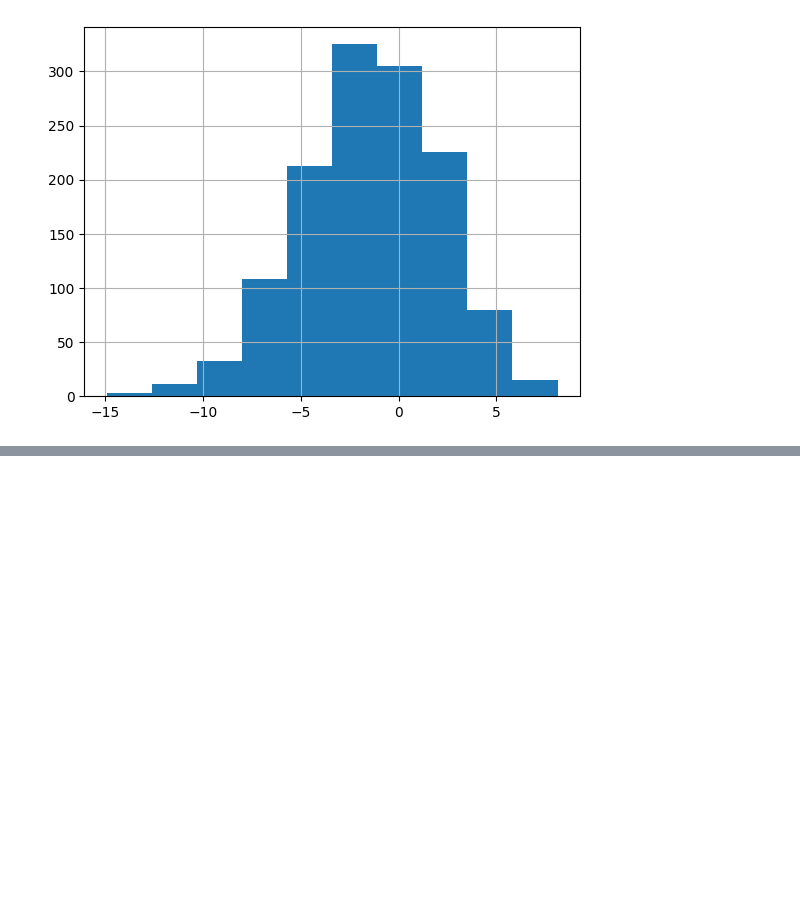
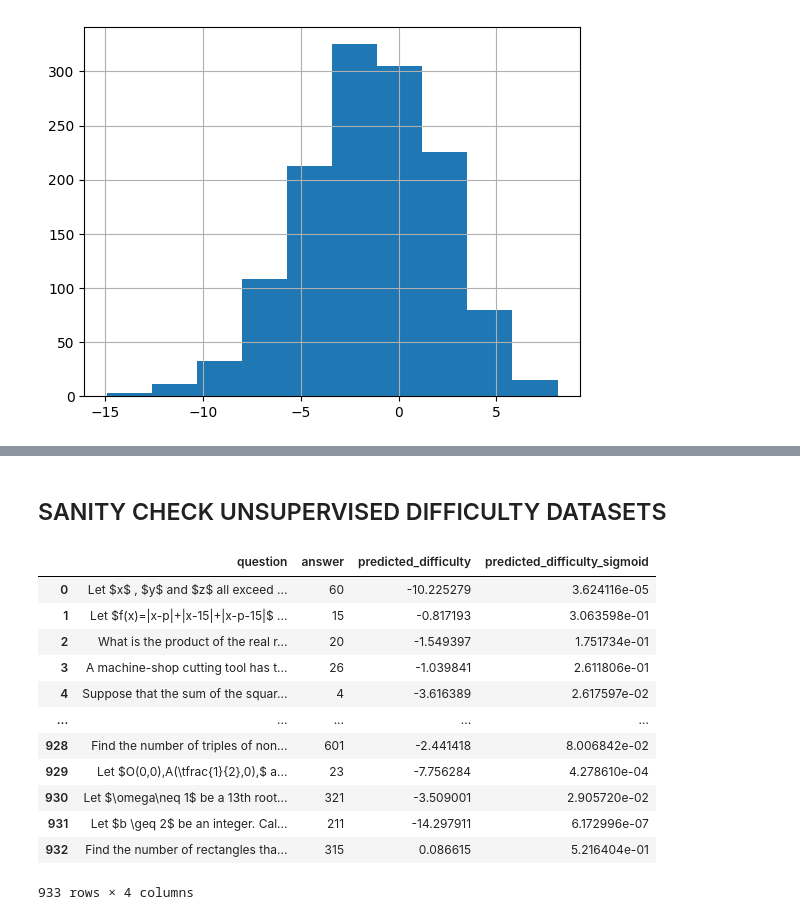
Before and after one commit to KabakaWilliam/llms_know_difficulty, a Jupyter notebook: notebooks/survey_probe_predictions.ipynb, the cells around one changed output, grey strips where cells are left out. Cells and saved outputs as stored; diff of their text form; code cells hidden in the pictures; blank space fills up the shorter version.

```diff
--- a/notebooks/survey_probe_predictions.ipynb
+++ b/notebooks/survey_probe_predictions.ipynb
@@ -131,0 +150,25 @@ unsup_df["predicted_difficulty_sigmoid"].hist()
+# %% [markdown]
+## SANITY CHECK UNSUPERVISED DIFFICULTY DATASETS
+# %%
+LABELLED_DATASET="AIME_1983_2024"
+PROBING_MODEL_ALIAS="Qwen2.5-Math-1.5B-Instruct"
+PROBE_TARGET_DATASET = "MATH_learnability"
+DIFFICULTY_PROBE_DATA_PATH = f"../runs/{PROBING_MODEL_ALIAS}/datasplits/{LABELLED_DATASET}_predicted_by_predicting_{PROBE_TARGET_DATASET}_{PROBING_MODEL_ALIAS}_max_3000_k_1_temp_0.0.json"
+# %%
+DIFFICULTY_PREDICTION_DF = pd.read_json(DIFFICULTY_PROBE_DATA_PATH)
+# %%
+DIFFICULTY_PREDICTION_DF
+# %% [output]
+|  | question | answer | predicted_difficulty | predicted_difficulty_sigmoid |
+| 0 | Let $x$ , $y$ and $z$ all exceed ... | 60 | -10.225279 | 3.624116e-05 |
+| 1 | Let $f(x)=|x-p|+|x-15|+|x-p-15|$ ... | 15 | -0.817193 | 3.063598e-01 |
+| 2 | What is the product of the real r... | 20 | -1.549397 | 1.751734e-01 |
+| 3 | A machine-shop cutting tool has t... | 26 | -1.039841 | 2.611806e-01 |
+| 4 | Suppose that the sum of the squar... | 4 | -3.616389 | 2.617597e-02 |
+| ... | ... | ... | ... | ... |
+| 928 | Find the number of triples of non... | 601 | -2.441418 | 8.006842e-02 |
+| 929 | Let $O(0,0),A(\tfrac{1}{2},0),$ a... | 23 | -7.756284 | 4.278610e-04 |
+| 930 | Let $\omega\neq 1$ be a 13th root... | 321 | -3.509001 | 2.905720e-02 |
+| 931 | Let $b \geq 2$ be an integer. Cal... | 211 | -14.297911 | 6.172996e-07 |
+| 932 | Find the number of rectangles tha... | 315 | 0.086615 | 5.216404e-01 |
+933 rows × 4 columns
```
Also changed, not shown: parts of 27 cells of this notebook, 10 other files.
